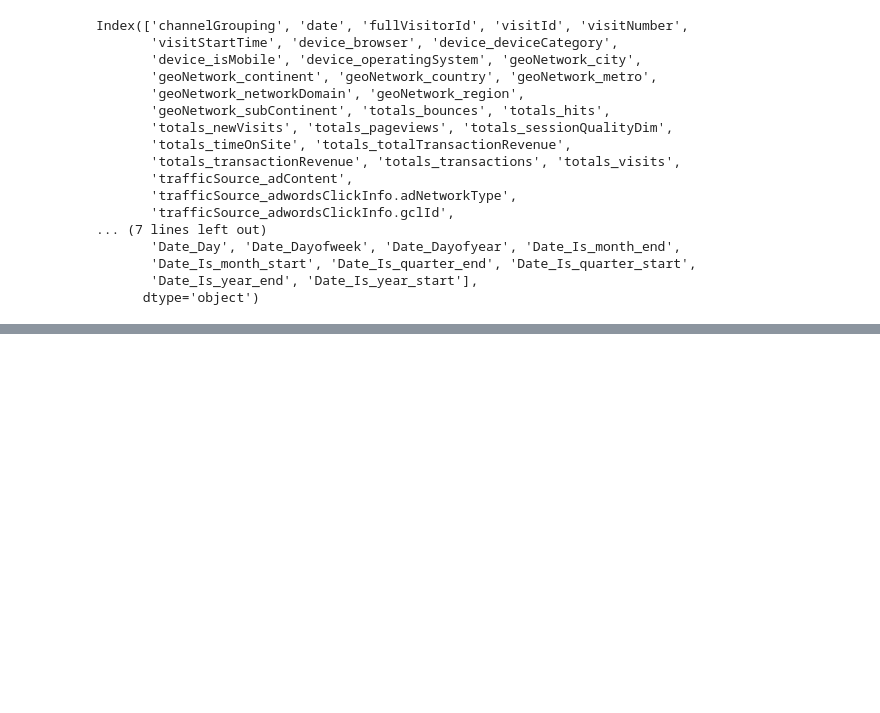
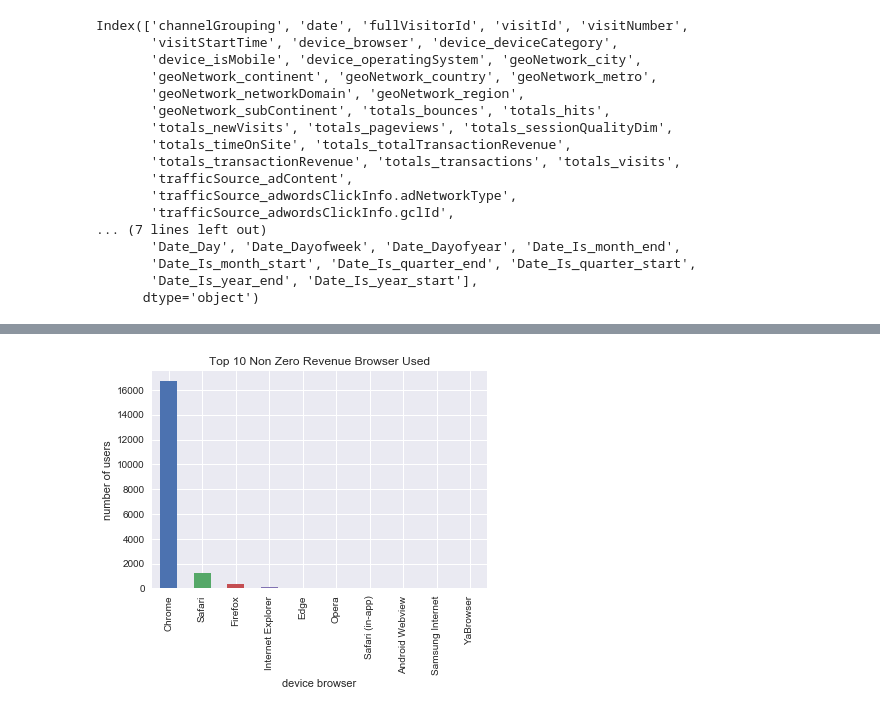
Before and after one commit to george2179/comp4651-project, a Jupyter notebook: comp4651-project.ipynb, the cells around one changed output, grey strips where cells are left out. Saved outputs shown, nothing was run; the diff lists cells and outputs as text; code cells hidden in the pictures; blank space fills up the shorter version.

Commit message:
added some more graphs

```diff
--- a/comp4651-project.ipynb
+++ b/comp4651-project.ipynb
@@ -108,0 +109,12 @@ plt.show()
+# %%
+Top10_nonzero_revenue_browser_used = train_data[train_data.totals_transactionRevenue>0].groupby('device_browser')['visitId'].nunique().sort_values(ascending=False).head(10)
+
+Top10_nonzero_revenue_browser_used.plot.bar()
+
+plt.title("Top 10 Non Zero Revenue Browser Used")
+plt.xlabel("device browser")
+plt.ylabel("number of users")
+
+plt.show()
+# %% [output]
+[figure, added]
```
Also changed, not shown: parts of 7 cells of this notebook.
